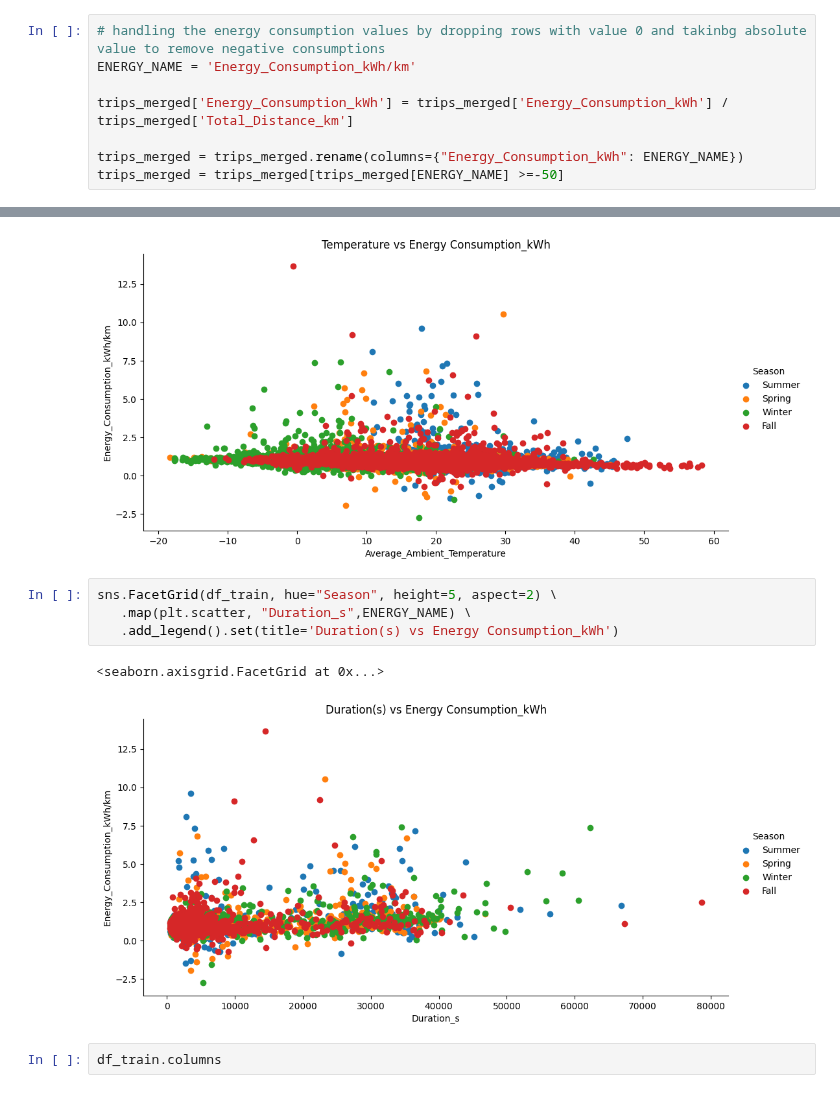
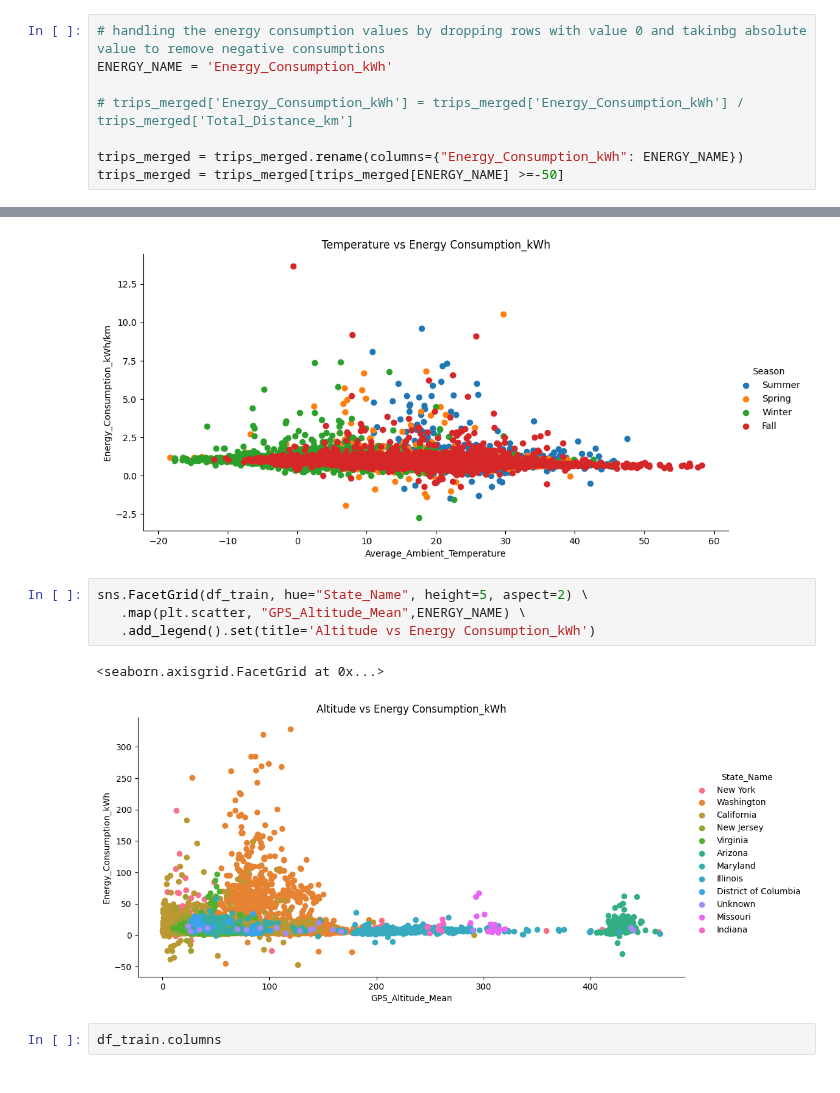
Before and after one commit to ydelipinar/Data_Based_Vehicle_Energy_Consumption_Modeling, a Jupyter notebook: ENS492-Machine Learning.ipynb, the cells around one changed output, grey strips where cells are left out. Drawn from its saved outputs; the diff is of its cells as text.

```diff
--- a/ENS492-Machine Learning.ipynb
+++ b/ENS492-Machine Learning.ipynb
@@ -79,9 +79,9 @@ trips_merged['Season'] = trips_merged['Start_Time'].dt.month.apply(
                         else 'Winter')
 # %%
 # handling the energy consumption values by dropping rows with value 0 and takinbg absolute value to remove negative consumptions
-ENERGY_NAME = 'Energy_Consumption_kWh/km'
+ENERGY_NAME = 'Energy_Consumption_kWh'
 
-trips_merged['Energy_Consumption_kWh'] = trips_merged['Energy_Consumption_kWh'] / trips_merged['Total_Distance_km']
+# trips_merged['Energy_Consumption_kWh'] = trips_merged['Energy_Consumption_kWh'] / trips_merged['Total_Distance_km']
 
 trips_merged = trips_merged.rename(columns={"Energy_Consumption_kWh": ENERGY_NAME})
 trips_merged = trips_merged[trips_merged[ENERGY_NAME] >=-50]
@@ -162,12 +195,12 @@ sns.FacetGrid(df_train, hue="Season", height=5, aspect=2) \
 <seaborn.axisgrid.FacetGrid at 0x...>
 [figure]
 # %%
-sns.FacetGrid(df_train, hue="Season", height=5, aspect=2) \
-   .map(plt.scatter, "Duration_s",ENERGY_NAME) \
-   .add_legend().set(title='Duration(s) vs Energy Consumption_kWh')
+sns.FacetGrid(df_train, hue="State_Name", height=5, aspect=2) \
+   .map(plt.scatter, "GPS_Altitude_Mean",ENERGY_NAME) \
+   .add_legend().set(title='Altitude vs Energy Consumption_kWh')
 # %% [output]
 <seaborn.axisgrid.FacetGrid at 0x...>
-[figure, old version]
+[figure, new version]
 # %%
 df_train.columns
 # %% [output]
```
Also changed, not shown: parts of 4 cells of this notebook.
